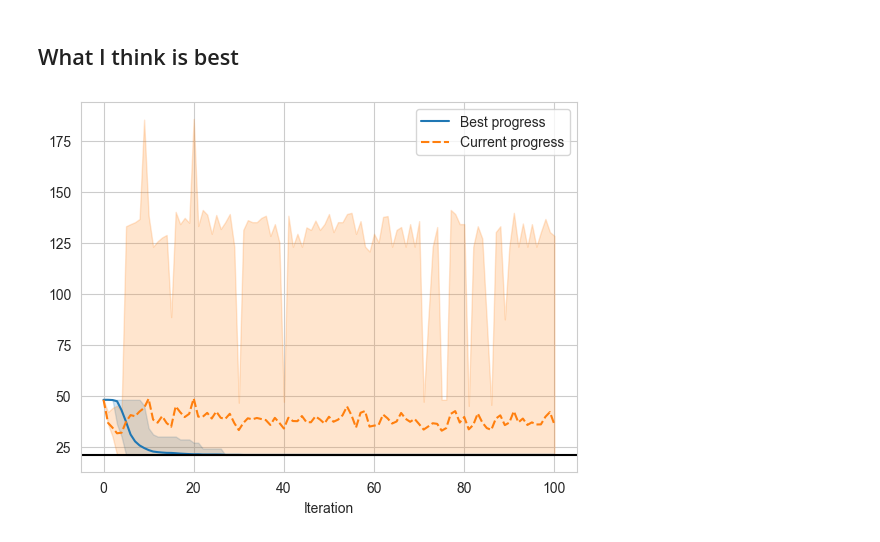
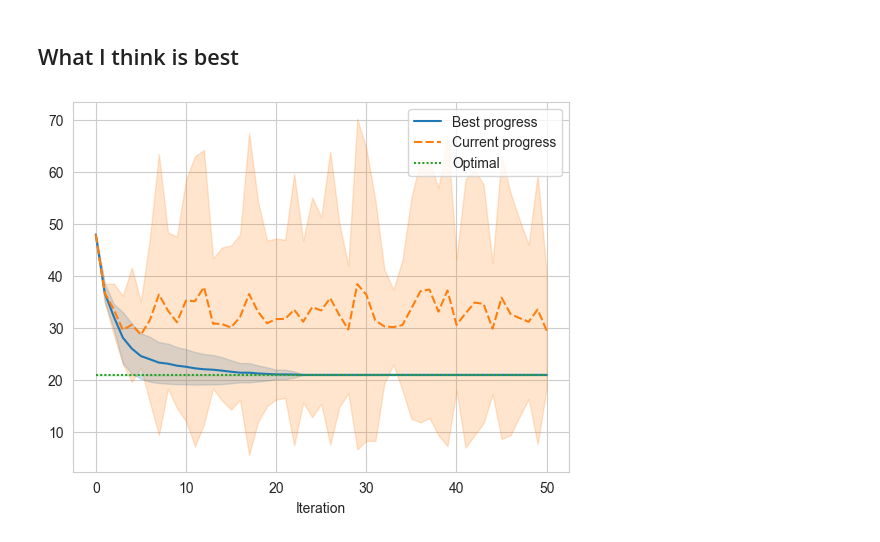
Before and after one commit to nngerncham/ma395_heuristic, a Jupyter notebook: homework/hw3/codebase/Notebooks/Problem 1.ipynb, the cells around one changed output. Cells and saved outputs as stored; diff of their text form; code cells hidden in the pictures.

```diff
--- a/homework/hw3/codebase/Notebooks/Problem 1.ipynb
+++ b/homework/hw3/codebase/Notebooks/Problem 1.ipynb
@@ -1,11 +1,11 @@
 # %%
 from tabu_search.algorithm import tabu_search, NeighborsTabuListInterface, TabuSearchResult
 import numpy as np
-from typing import Collection, Dict, Any, Tuple, List
+from typing import Collection, Callable, Any, Tuple, List
 
 REPS = 100
 DPI = 150
-ERROR_BAR = "pi"
+ERROR_BAR = "sd"
 # %% [markdown]
 # Part 1
 # %%
@@ -39,11 +39,9 @@ def cause_cycle(s: List) -> bool:
 
 
 class MSTNeighborTabu(NeighborsTabuListInterface):
-    def __init__(self, tenure: int, nbrs_size: int, args: Dict | None):
-        super().__init__(tenure, nbrs_size, args)
-        assert "cost" in args
+    def __init__(self, tenure: int, nbrs_size: int, cost: Callable[[Collection], float]):
+        super().__init__(tenure, nbrs_size, cost)
         self.tabu_list = []
-        self.cost = args["cost"]
 
     def neighbors(self, s_current: List) -> Tuple[Collection, Collection]:
         nbrs = []
@@ -89,16 +87,16 @@ class MSTNeighborTabu(NeighborsTabuListInterface):
 
         return nbrs, attrs
 
-    def add(self, attr: int):
+    def add(self, attr: int, _):
         i1, _ = attr
         if len(self.tabu_list) >= self.tenure:
             self.tabu_list.pop(0)
         self.tabu_list.append(i1)
 
-    def evaluate(self, s_current: Collection) -> float:
+    def evaluate(self, s_current: Collection, _) -> float:
         return self.cost(s_current)
 
-    def is_tabu(self, attr: Any):
+    def is_tabu(self, attr: Any, _):
         return attr[0] in self.tabu_list
 # %%
 s0 = [1, 1, 1, 0, 0, 1, 0, 0]
@@ -116,15 +114,17 @@ import seaborn as sns
 import pandas as pd
 import matplotlib.pylab as plt
 # %%
-def form_result(results: List[TabuSearchResult]) -> pd.DataFrame:
+def form_result(results: List[TabuSearchResult], max_iters=100) -> pd.DataFrame:
     dfs = [
         pd.DataFrame({
-            "Iteration": np.arange(101),
+            "Iteration": np.arange(max_iters + 1),
             "Best progress": result.progress_best,
             "Current progress": result.progress_current,
         }) for result in results
     ]
-    return pd.concat(dfs).set_index("Iteration")
+    combined = pd.concat(dfs).set_index("Iteration")
+    combined["Optimal"] = 21
+    return combined
 # %%
 sns.lineplot(form_result([res]))
 # %% [output]
@@ -213,12 +204,12 @@ plt.savefig("../../images/added34s", dpi=DPI, bbox_inches="tight")
 # %%
 class MSTNeighborTabuDeleted(MSTNeighborTabu):
-    def add(self, attr: Any):
+    def add(self, attr: Any, _):
         _, i2 = attr
         if len(self.tabu_list) >= self.tenure:
             self.tabu_list.pop(0)
         self.tabu_list.append(i2)
 
-    def is_tabu(self, attr: Any):
+    def is_tabu(self, attr: Any, _):
         _, i2 = attr
         return i2 in self.tabu_list
 # %%
@@ -251,10 +242,9 @@ plt.savefig("../../images/both34s", dpi=DPI, bbox_inches="tight")
 # %% [markdown]
 ## What I think is best
 # %%
-best = [tabu_search(mst_cost, s0, MSTNeighborTabuBoth(2, 6, {"cost": mst_cost}), 100) for _ in range(REPS)]
-best_df = form_result(best)
+best = [tabu_search(mst_cost, s0, MSTNeighborTabuDeleted(2, 6, mst_cost), 50) for _ in range(REPS)]
+best_df = form_result(best, 50)
 sns.lineplot(best_df, errorbar=ERROR_BAR)
-plt.axhline(21, color="black")
-plt.savefig("../../images/best", dpi=DPI, bbox_inches="tight")
+plt.savefig("../../images/p1/best", dpi=DPI, bbox_inches="tight")
 # %% [output]
-[figure, old version]
+[figure, new version]
```
Also changed, not shown: parts of 14 cells of this notebook, 42 other files.
